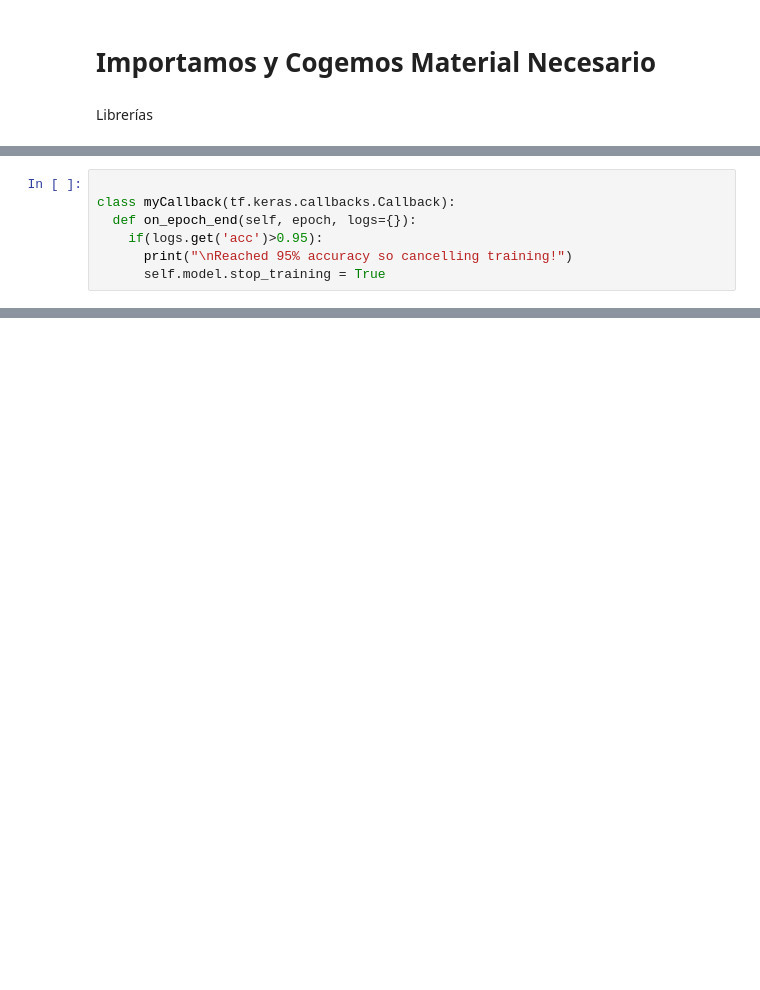
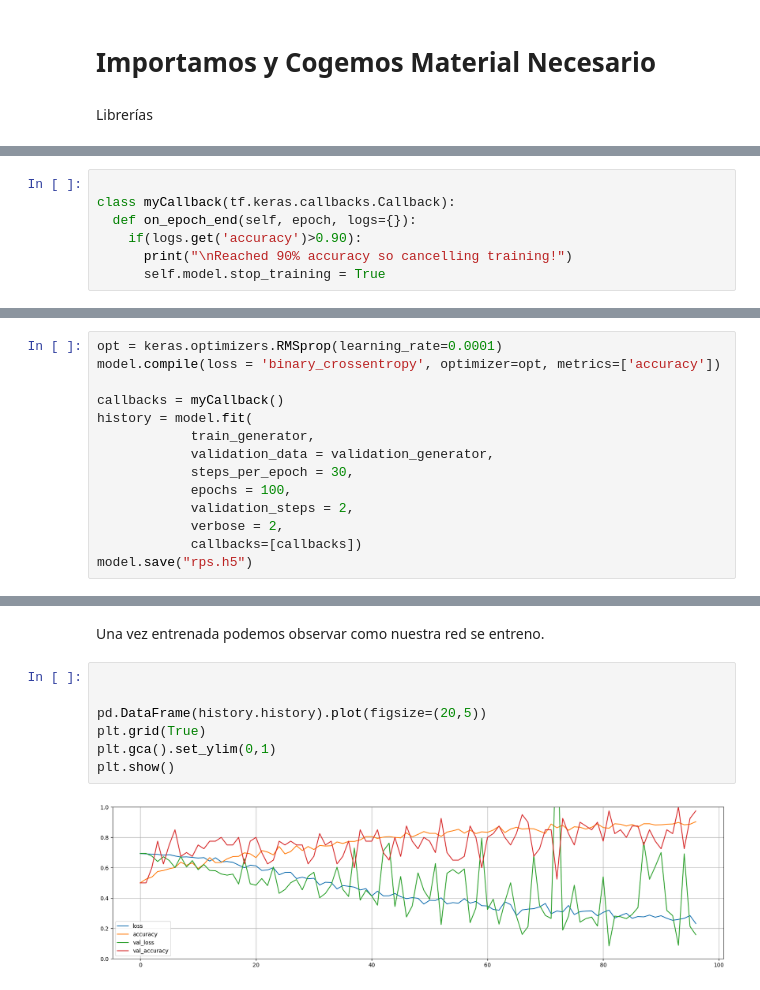
Before and after one commit to danielrangel6/TFM, a Jupyter notebook: CNN_DNL.ipynb, the cells around one changed output, grey strips where cells are left out. Saved outputs shown, nothing was run; the diff lists cells and outputs as text; blank space fills up the shorter version.

```diff
--- a/CNN_DNL.ipynb
+++ b/CNN_DNL.ipynb
@@ -101,7 +4,0 @@ Definimos un callback si el accuracy supera el 95%
-# %%
-
-class myCallback(tf.keras.callbacks.Callback):
-  def on_epoch_end(self, epoch, logs={}):
-    if(logs.get('acc')>0.95):
-      print("\nReached 95% accuracy so cancelling training!")
-      self.model.stop_training = True
@@ -256,0 +125,7 @@ print(file_path)
+# %%
+
+class myCallback(tf.keras.callbacks.Callback):
+  def on_epoch_end(self, epoch, logs={}):
+    if(logs.get('accuracy')>0.90):
+      print("\nReached 90% accuracy so cancelling training!")
+      self.model.stop_training = True
@@ -256,0 +134,14 @@ print(file_path)
+# %%
+opt = keras.optimizers.RMSprop(learning_rate=0.0001)
+model.compile(loss = 'binary_crossentropy', optimizer=opt, metrics=['accuracy'])
+
+callbacks = myCallback()
+history = model.fit(
+            train_generator,
+            validation_data = validation_generator,
+            steps_per_epoch = 30,
+            epochs = 100,
+            validation_steps = 2,
+            verbose = 2,
+            callbacks=[callbacks])
+model.save("rps.h5")
@@ -256,0 +169,11 @@ print(file_path)
+# %% [markdown]
+Una vez entrenada podemos observar como nuestra red se entreno.
+# %%
+
+
+pd.DataFrame(history.history).plot(figsize=(20,5))
+plt.grid(True)
+plt.gca().set_ylim(0,1)
+plt.show()
+# %% [output]
+[figure, added]
```
Also changed, not shown: parts of 37 cells of this notebook.
